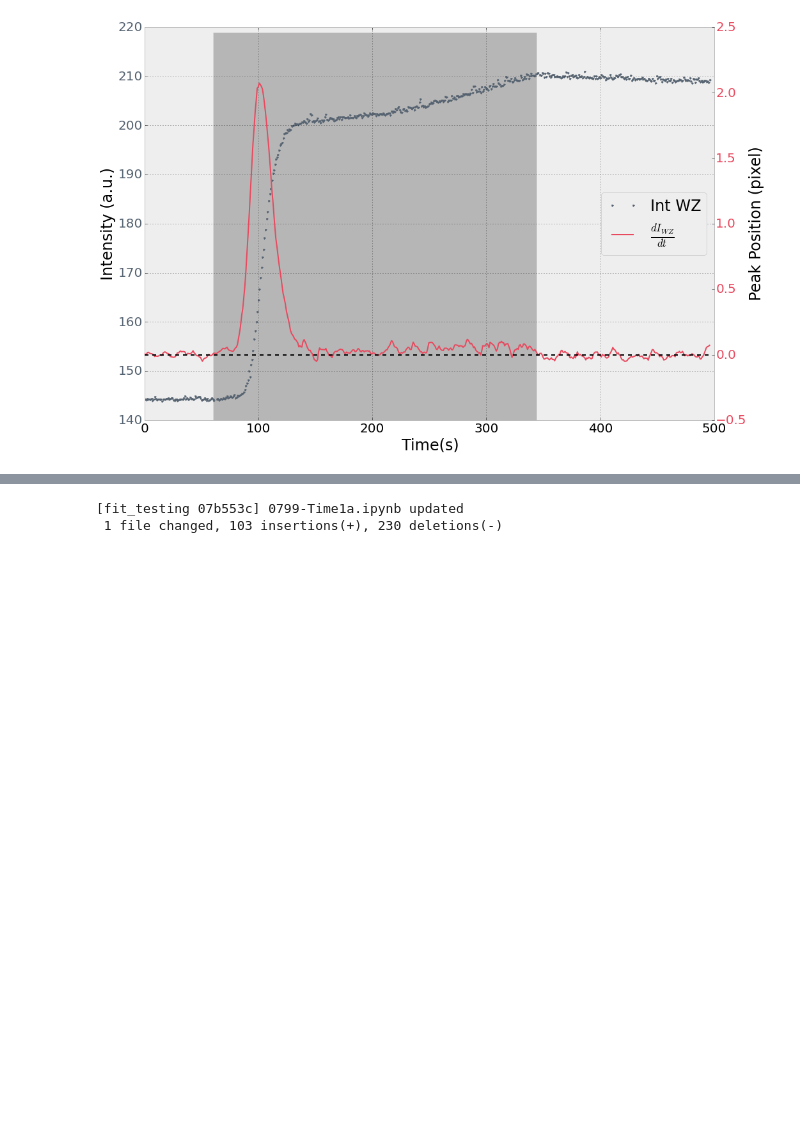
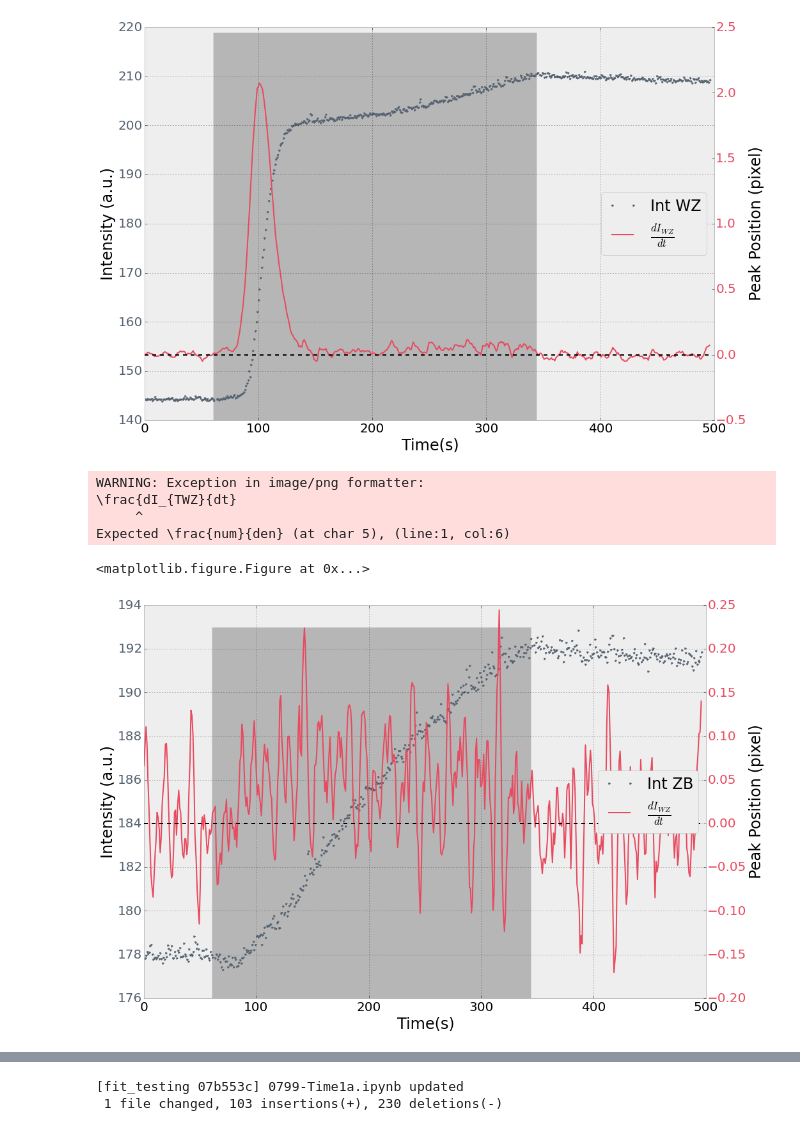
Before and after one commit to giulioungaretti/SPring8, a Jupyter notebook: 0799-Time1a.ipynb, the cells around one changed output, grey strips where cells are left out. Cells and saved outputs as stored; diff of their text form; code cells hidden in the pictures; blank space fills up the shorter version.

```diff
--- a/0799-Time1a.ipynb
+++ b/0799-Time1a.ipynb
@@ -317,3 +317,68 @@ tight_layout()
 # fig.savefig('strain.pdf')
 # %% [output]
 [figure]
+# %%
+fig, ax = subplots(figsize=(15,10))
+ax2 = ax.twinx()
+ax.plot(spec_df.Time, data.Int_TW,'.', label='Int TW ', c='#556270')
+
+#ax2.plot(spec_df.Time, smooth_deriv(data.Int_WZ.values), label = 'WZ diff ', c='#E84A5F')
+
+ax2.plot(spec_df.Time, savitzky_golay(data.Int_TW, 15, 2, 1), label = r'$\frac{dI_{TWZ}{dt}$', c='#E84A5F')
+
+# ax2.plot(spec_df.Time, savitzky_golay(data.Int_WZ, 25, 3, 1), label = 'WZ diff ', c='#E84A5F')
+
+# ax.plot(spec_df.Time, data.Int_TW, '.',label= '$I_{TW}$', c='#99B898')
+# ax3 = ax.twinx()
+# ax3.plot(spec_df.Time, savitzky_golay(data.Int_TW.values,15,3,1),label= r'$\frac{dI_{TW}}{dt}$', c='#556270' )
+update_legend(fig,7)
+
+# make_spine_invisible(ax2, "right")
+# offset_axis(ax2,1.1)
+# make_spine_invisible(ax3, "left")
+
+# offset_axis(ax3,-0.1, "left")
+
+ax2.grid('off')
+# ax1.grid('off')
+# ax.tick_params(axis='x', pad=15)
+color_ticks(fig)
+shade(on_off,ax)
+ax.set_xlabel('Time(s)')
+ax2.set_ylabel('Peak Position (pixel)')
+ax.set_ylabel('Intensity (a.u.)')
+#ax.set_xticks(xrange(300,900,50),minor=True)
+ax2.plot(spec_df.Time, zeros(len(data)),'k--')
+ax2.axhline(y=0, ls='k')
+ax.grid(True, which='both')
+
+tight_layout()
+
+# fig.savefig('strain.pdf')
+# %% [output]
+WARNING: Exception in image/png formatter:
+\frac{dI_{TWZ}{dt}
+     ^
+Expected \frac{num}{den} (at char 5), (line:1, col:6)
+<matplotlib.figure.Figure at 0x...>
+# %%
+fig, ax = subplots(figsize=(15,10))
+ax2 = ax.twinx()
+ax.plot(spec_df.Time, data.Int_ZB,'.', label='Int ZB ', c='#556270')
+ax2.plot(spec_df.Time, savitzky_golay(data.Int_ZB, 15, 3, 1), label = r'$\frac{dI_{WZ}}{dt}$', c='#E84A5F')
+update_legend(fig,7)
+ax2.grid('off')
+color_ticks(fig)
+shade(on_off,ax)
+ax.set_xlabel('Time(s)')
+ax2.set_ylabel('Peak Position (pixel)')
+ax.set_ylabel('Intensity (a.u.)')
+ax2.plot(spec_df.Time, zeros(len(data)),'k--')
+ax2.axhline(y=0, ls='k')
+ax.grid(True, which='both')
+
+tight_layout()
+
+# fig.savefig('strain.pdf')
+# %% [output]
+[figure, added]
```
Also changed, not shown: parts of 3 cells of this notebook, 3 other files.
